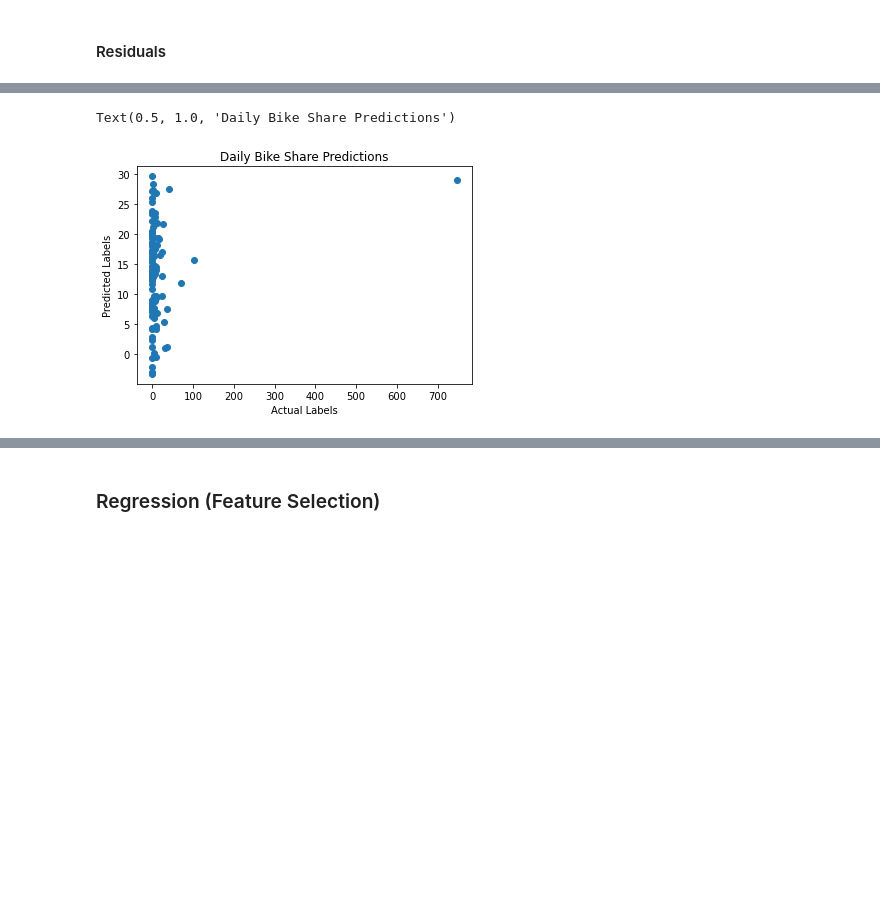
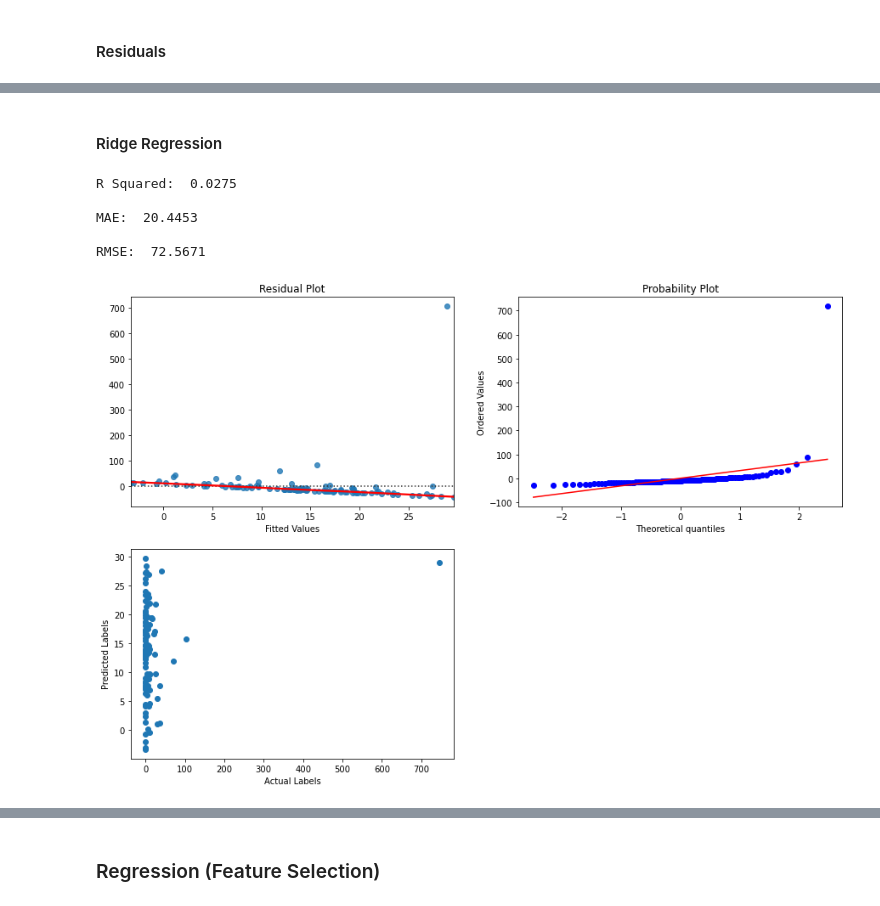
Before and after one commit to sarat9892/Forest_Fire_Damage_Prediction, a Jupyter notebook: firesReport_Regression.ipynb, the cells around one changed output, grey strips where cells are left out. Drawn from its saved outputs; the diff is of its cells as text; code cells hidden in the pictures; blank space fills up the shorter version.

```diff
--- a/firesReport_Regression.ipynb
+++ b/firesReport_Regression.ipynb
@@ -308,5 +279,5 @@ plt.show()
 # %% [markdown]
 #### Train/Test split both the datasets
 # %%
-X, Y = rawData[['X', 'Y', 'FFMC', 'DMC', 'DC', 'ISI', 'temp', 'RH', 'wind']], rawData[['area']]
+X, Y = forestFires[['X', 'Y', 'FFMC', 'DMC', 'DC', 'ISI', 'temp', 'RH', 'wind']], forestFires[['area']]
 # %%
@@ -371,8 +486,20 @@ RMSE:  72.567
-# %%
-plt.scatter(YTest.values, predictions)
-plt.xlabel('Actual Labels')
-plt.ylabel('Predicted Labels')
-plt.title('Daily Bike Share Predictions')
-# %% [output]
-Text(0.5, 1.0, 'Daily Bike Share Predictions')
-[figure, removed]
+# %% [markdown]
+#### Ridge Regression
+# %%
+Model_Ridge = None
+Model_Ridge = Ridge()
+
+Model_Ridge.fit(X=XTrain, y=YTrain)
+
+predictions = None
+predictions = Model_Ridge.predict(XTest)
+
+regressionResults(YTest.values, predictions)
+residualPlots(YTest.values, predictions)
+# %% [output]
+R Squared:  0.0275
+
+MAE:  20.4453
+
+RMSE:  72.5671
+[figure, added]
```
Also changed, not shown: parts of 99 cells of this notebook.
